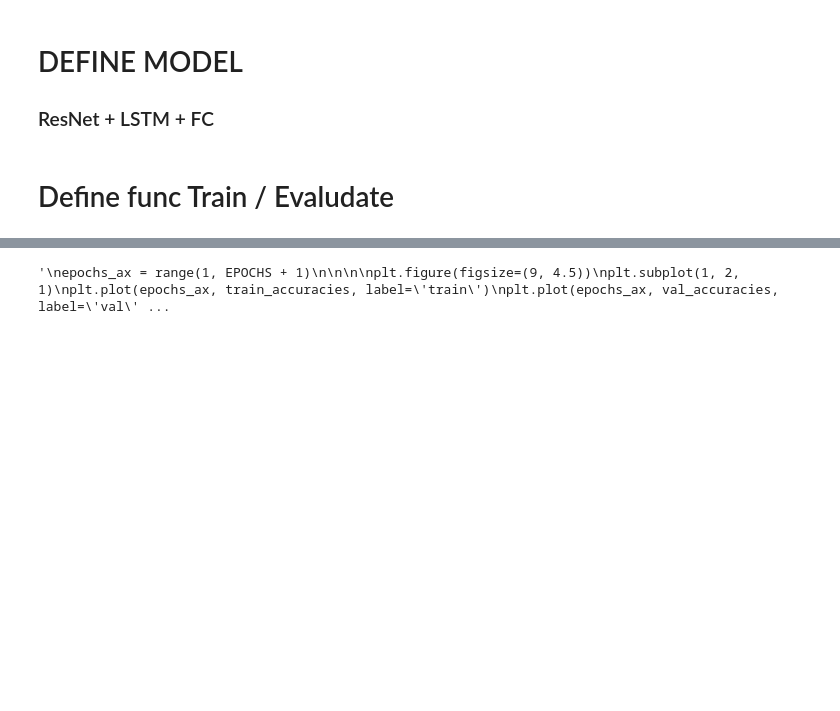
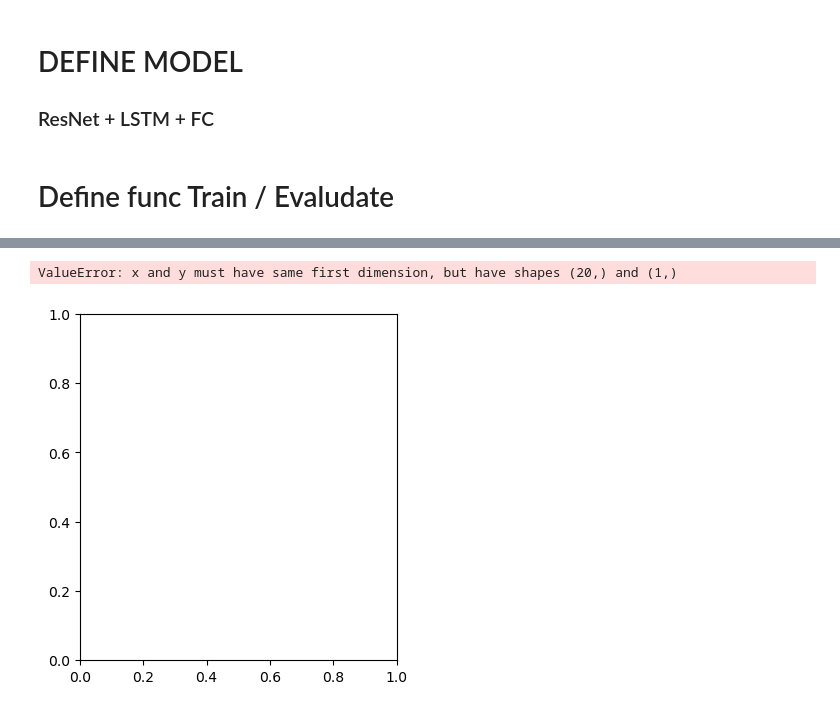
Before and after one commit to ooooo333i/Rally_Detector, a Jupyter notebook: main.ipynb, the cells around one changed output, grey strips where cells are left out. Saved outputs shown, nothing was run; the diff lists cells and outputs as text; code cells hidden in the pictures; blank space fills up the shorter version.

```diff
--- a/main.ipynb
+++ b/main.ipynb
@@ -102,7 +104,7 @@ class RES_LSTM(nn.Module):
 
         RES = resnet18(weights=ResNet18_Weights.IMAGENET1K_V1)
         for p in RES.parameters():
-            p.requires_grad = False
+            p.requires_grad = True
 
         modules = list(RES.children())[:-1]
         self.cnn = nn.Sequential(*modules)
@@ -225,7 +227,7 @@ for epoch in range(EPOCHS):
     val_loss, val_acc = evaluate(model, val_loader, criterion, device)
 
     print(
-        f"Epoch {epoch+1:02d} | "
+        f"Epoch {epoch:02d} | "
         f"Train Loss: {train_loss:.3f}, Acc: {train_acc*100:.2f}% | "
         f"Val Loss: {val_loss:.3f}, Acc: {val_acc*100:.2f}%" )
 
@@ -278,23 +270,23 @@ not improved
 # %%
-"""
+
 epochs_ax = range(1, EPOCHS + 1)
-
-
 
 plt.figure(figsize=(9, 4.5))
 plt.subplot(1, 2, 1)
 plt.plot(epochs_ax, train_accuracies, label='train')
 plt.plot(epochs_ax, val_accuracies, label='val')
 plt.xlabel("Epoch"); plt.ylabel("Accuracy"); plt.title("Accuracy")
 plt.xticks(list(epochs_ax))
 plt.legend()
 
 plt.subplot(1, 2, 2)
 plt.plot(epochs_ax, train_losses, label='train')
 plt.plot(epochs_ax, val_losses, label='val')
 plt.xlabel("Epoch"); plt.ylabel("Loss"); plt.title("Loss")
 plt.xticks(list(epochs_ax))
 plt.legend()
-"""
+plt.tight_layout()
+plt.show()
 # %% [output]
-'\nepochs_ax = range(1, EPOCHS + 1)\n\n\n\nplt.figure(figsize=(9, 4.5))\nplt.subplot(1, 2, 1)\nplt.plot(epochs_ax, train_accuracies, label=\'train\')\nplt.plot(epochs_ax, val_accuracies, label=\'val\' ...
+ValueError: x and y must have same first dimension, but have shapes (20,) and (1,)
+[figure, added]
```
Also changed, not shown: parts of 3 cells of this notebook, 1 other file.
